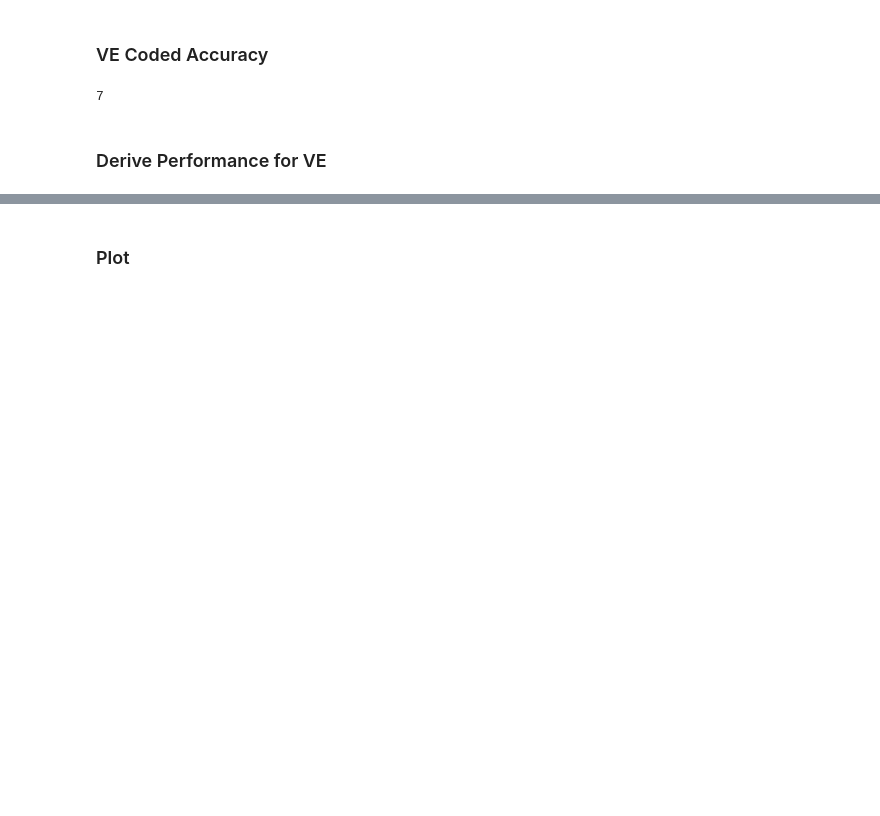
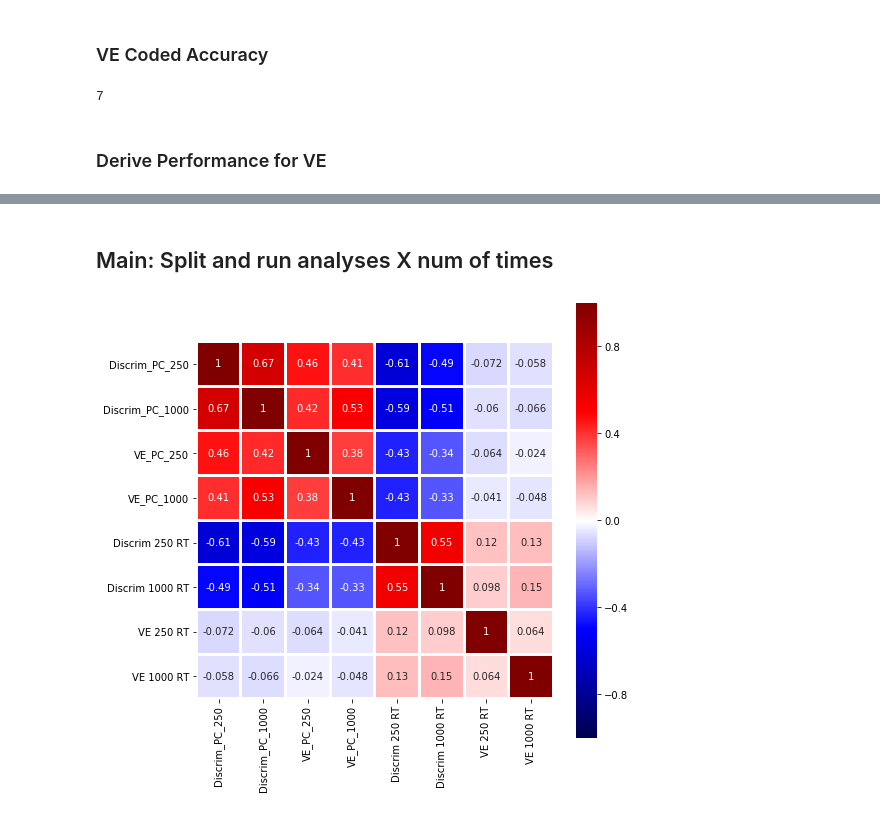
Before and after one commit to prachimahab/depth_discrimination, a Jupyter notebook: split_matrices.ipynb, the cells around one changed output, grey strips where cells are left out. Drawn from its saved outputs; the diff is of its cells as text; code cells hidden in the pictures; blank space fills up the shorter version.

Commit message:
100 splits

```diff
--- a/split_matrices.ipynb
+++ b/split_matrices.ipynb
@@ -61,22 +57,26 @@ def rand_data(duration_df, proportion):
 
     rand_subjIDs = []
 
+    rand_RTs = []
+
     grouped = duration_df.groupby(duration_df.stimulus)
     for stim in stimuli:
         stim_df = grouped.get_group(stim)
         stim_df_estimates = stim_df['depth_estimate'].tolist()
+        stim_df_RTs = stim_df['trial_RT'].tolist()
         stim_df_subjIDs = stim_df['subjID'].tolist()
 
         # Shuffle two lists with same order
         # Using zip() + * operator + shuffle()
-        temp = list(zip(stim_df_subjIDs, stim_df_estimates))
+        temp = list(zip(stim_df_subjIDs, stim_df_estimates, stim_df_RTs))
         random.shuffle(temp)
-        shuffled_subjIDs, shuffled_estimates = zip(*temp)
+        shuffled_subjIDs, shuffled_estimates, shuffled_RTs = zip(*temp)
         # res1 and res2 come out as tuples, and so must be converted to lists.
-        shuffled_subjIDs, shuffled_estimates = list(shuffled_subjIDs), list(shuffled_estimates)
+        shuffled_subjIDs, shuffled_estimates, shuffled_RTs = list(shuffled_subjIDs), list(shuffled_estimates), list(shuffled_RTs)
 
         rand_all_ys.append(np.array(shuffled_estimates[0:int(len(shuffled_estimates)*proportion)]))
         rand_subjIDs.append(np.array(shuffled_subjIDs[0:int(len(shuffled_subjIDs)*proportion)]))
+        rand_RTs.append(np.array(shuffled_RTs[0:int(len(shuffled_RTs)*proportion)]))
 
         estim_avg_df0 = np.mean(np.array(shuffled_estimates[0:int(len(shuffled_estimates)*proportion)]))
         estim_std = np.std(np.array(shuffled_estimates[0:int(len(shuffled_estimates)*proportion)]))
@@ -92,7 +92,7 @@ def rand_data(duration_df, proportion):
     rand_ste = np.array(rand_ste).reshape(1,-1)[0]
     rand_stim = np.array(rand_stim).reshape(1,-1)[0]
 
-    rand_df = pd.DataFrame(columns=('subjID', 'stimulus', 'depth_estimate'))
+    rand_df = pd.DataFrame(columns=('subjID', 'stimulus', 'depth_estimate', 'trial_RT'))
 
     c = 0
     # loop through all stimuli
@@ -101,7 +101,7 @@ def rand_data(duration_df, proportion):
         for j in range(len(rand_subjIDs[i])):
             # add to the df the subject id, the subjects estimate, and the stimulus name
             # df has a seperate row for each subjects response
-            rand_df.loc[c] = [rand_subjIDs[i][j], stim, rand_all_ys[i][j]]
+            rand_df.loc[c] = [rand_subjIDs[i][j], stim, rand_all_ys[i][j], rand_RTs[i][j]]
             c += 1
 
     return [rand_y, rand_std, rand_ste, rand_stim], rand_df
@@ -431,7 +415,7 @@ def VE_performance(stimuli, duration_df, discrimination_performance, duration_an
     '''
     Args:
         stimuli:  depth discrimination stimuli list
-        duration_df: VE duration dataframe with ONLY stimulus and list of depth estimates
+        duration_df: filtered VE duration dataframe
         discrimination performance: dictionary of discrim performance
     '''
 
@@ -547,2 +510,0 @@ m_discrim_performance_250
-# %% [markdown]
-### Plot
@@ -548,0 +561,5 @@ m_discrim_performance_250
+# %%
+m_discrim_RT_250, m_VE_RT_250, m_RT_stim_250 = get_RT_performance(r0_250_df, VE_coded_discrim_performance, 250)
+m_discrim_RT_1000, m_VE_RT_1000, m_RT_stim_1000 = get_RT_performance(r0_1000_df, VE_coded_discrim_performance, 1000)
+# %% [markdown]
+## Main: Split and run analyses X num of times
@@ -548,0 +616,10 @@ m_discrim_performance_250
+# %%
+plt.figure(figsize=[8,8])
+
+ax = sns.heatmap(mean_df_corr, annot=True, cmap= "seismic", square=True, center=0, vmin=-1, vmax=1, edgecolors='w', linewidths=2) #notation: "annot" not "annote"
+bottom, top = ax.get_ylim()
+ax.set_ylim(bottom + 0.5, top - 0.5)
+
+plt.show();
+# %% [output]
+[figure, added]
```
Also changed, not shown: parts of 7 cells of this notebook, 29 other files.
